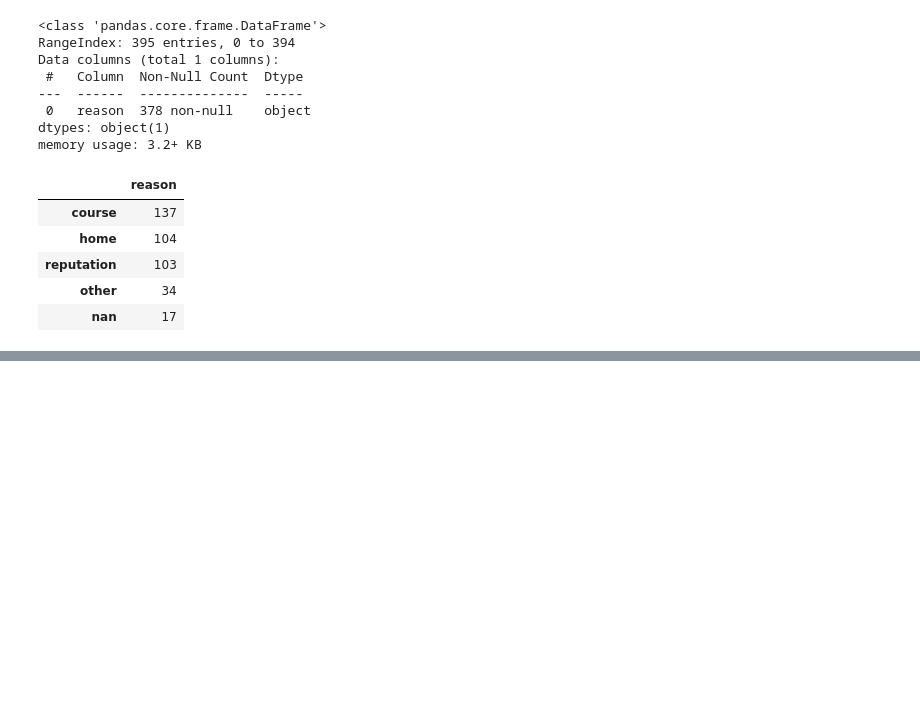
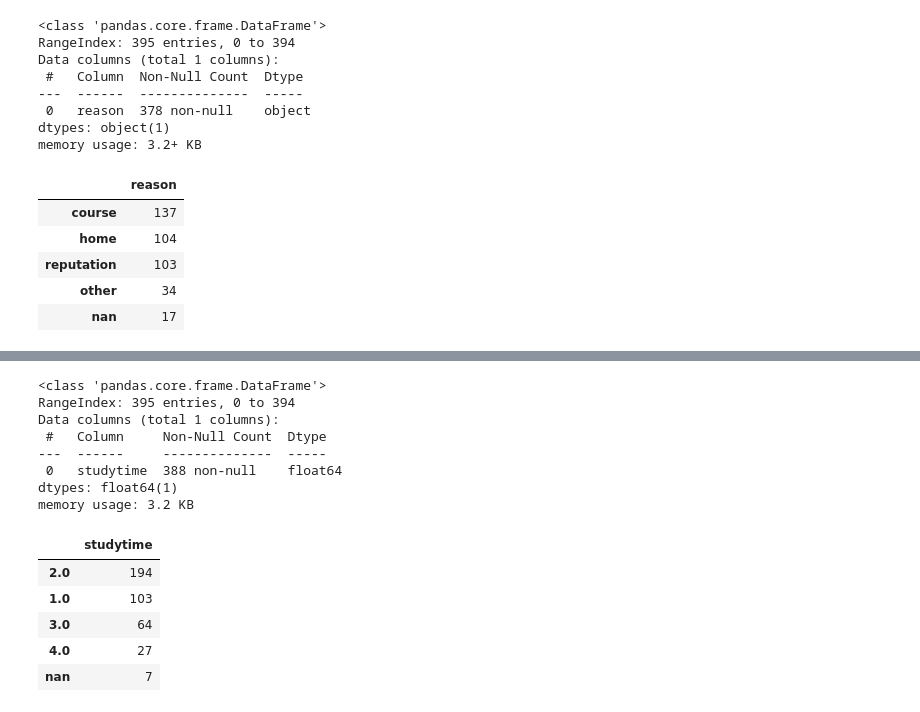
Before and after one commit to yasckevich/module_02, a Jupyter notebook: Untitled5.ipynb, the cells around one changed output, grey strips where cells are left out. Saved outputs shown, nothing was run; the diff lists cells and outputs as text; code cells hidden in the pictures; blank space fills up the shorter version.

```diff
--- a/Untitled5.ipynb
+++ b/Untitled5.ipynb
@@ -337,0 +420,24 @@ memory usage: 3.2+ KB
+# %%
+#14 studytime — время на учёбу помимо школы в неделю (1 - <2 часов, 2 - 2-5 часов, 3 - 5-10 часов, 4 - >10 часов)
+
+pd.DataFrame(base.studytime).info()
+base.studytime = base.studytime.astype(str).apply(lambda x: None if x.strip() == '' else x)
+print()
+
+pd.DataFrame(base.studytime.value_counts())
+#7 пропущенных значений
+# %% [output]
+<class 'pandas.core.frame.DataFrame'>
+RangeIndex: 395 entries, 0 to 394
+Data columns (total 1 columns):
+ #   Column     Non-Null Count  Dtype
+---  ------     --------------  -----
+ 0   studytime  388 non-null    float64
+dtypes: float64(1)
+memory usage: 3.2 KB
+|  | studytime |
+| 2.0 | 194 |
+| 1.0 | 103 |
+| 3.0 | 64 |
+| 4.0 | 27 |
+| nan | 7 |
```
Also changed, not shown: parts of 19 cells of this notebook.
